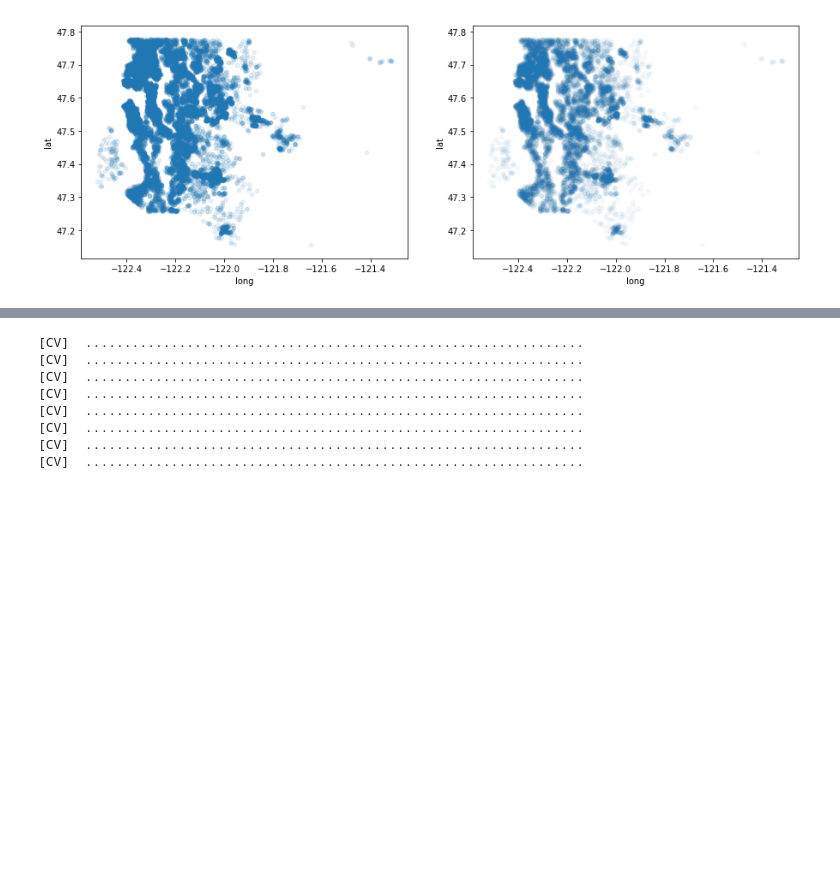
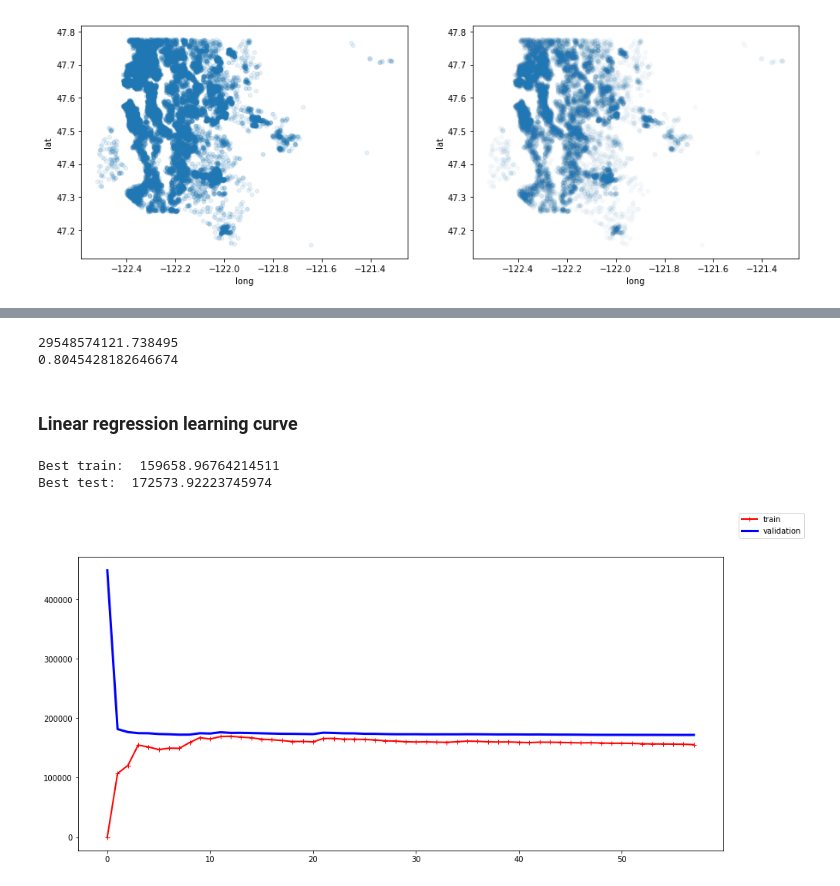
Before and after one commit to Craq/univ_ml, a Jupyter notebook: linear_reg/Houses_project.ipynb, the cells around one changed output, grey strips where cells are left out. Saved outputs shown, nothing was run; the diff lists cells and outputs as text; code cells hidden in the pictures; blank space fills up the shorter version.

```diff
--- a/linear_reg/Houses_project.ipynb
+++ b/linear_reg/Houses_project.ipynb
@@ -147,0 +298,12 @@ x_full = scaler.fit_transform(houses)
+# %%
+from sklearn.preprocessing import StandardScaler
+from category_encoders import TargetEncoder
+price = houses_zips['price']
+no_price_house = houses_zips.drop(['date','price'],axis=1)
+
+te = TargetEncoder(cols=['zipcode'])
+te.fit(no_price_house, price)
+encoded = te.transform(no_price_house)
+
+scaler = StandardScaler()
+encoded_set = scaler.fit_transform(no_price_house)
@@ -148,20 +312,5 @@ x_full = scaler.fit_transform(houses)
+# %%
+encoded_set = np.append(encoded_set,encoded.zipcode.values.reshape(21613,1),1)
 # %%
 from sklearn.model_selection import train_test_split
-x_train, x_test,y_train,y_test = train_test_split(x_full,price,test_size=0.33,random_state=42)
+x_train, x_test,y_train,y_test = train_test_split(encoded_set,price,test_size=0.2,random_state=42)
-# %%
-from sklearn.linear_model import LinearRegression
-from sklearn.cross_validation import KFold
-from sklearn.cross_validation import cross_val_score
-
-folds = KFold(len(x_full),n_folds=12,random_state=42)
-lr = LinearRegression()
-cross = cross_val_score(lr,x_full,y=price,cv=folds,n_jobs=-1,verbose=4)
-# %% [output]
-[CV]  ................................................................
-[CV]  ................................................................
-[CV]  ................................................................
-[CV]  ................................................................
-[CV]  ................................................................
-[CV]  ................................................................
-[CV]  ................................................................
-[CV]  ................................................................
@@ -170,5 +317,38 @@ cross.mean()
 # %%
+lr = LinearRegression(n_jobs=-1)
 lr.fit(x_train,y_train)
 from sklearn.metrics import mean_squared_error
 import math
-mean_squared_error(y_test,lr.predict(x_test))
+print(mean_squared_error(y_test,lr.predict(x_test)))
+print(lr.score(x_test, y_test))
+# %% [output]
+29548574121.738495
+0.8045428182646674
+# %% [markdown]
+### Linear regression learning curve
+# %%
+def plot_learning_curve(model,x,y,verbose=False):
+    x_train, x_test,y_train,y_test = train_test_split(x,y,test_size=0.2,random_state=42)
+    train_errors, val_errors = [], []
+    for m in range(1,len(x_train),300):
+        if verbose:
+            print(m,len(x_train))
+        model.fit(x_train[:m],y_train[:m])
+        y_predict = model.predict(x_train[:m])
+        y_val_predict = model.predict(x_test)
+        train_errors.append(mean_squared_error(y_train[:m],y_predict))
+        val_errors.append(mean_squared_error(y_test,y_val_predict))
+    ax,fig = plt.subplots(figsize=(15,7))
+    train_errors = np.sqrt(train_errors)
+    val_errors = np.sqrt(val_errors)
+    plt.plot(train_errors, 'r-+',linewidth=2,label='train')
+    plt.plot(val_errors,'b-',linewidth=3,label='validation')
+    ax.legend()
+    print('Best train: ',train_errors[np.argmin(train_errors[15:])])#do not include early samples
+    print('Best test: ',val_errors[np.argmin(val_errors[15:])])
+lr = LinearRegression(n_jobs=-1)
+plot_learning_curve(lr,encoded_set,price)
+# %% [output]
+Best train:  159658.96764214511
+Best test:  172573.92223745974
+[figure, added]
```
Also changed, not shown: parts of 40 cells of this notebook.
